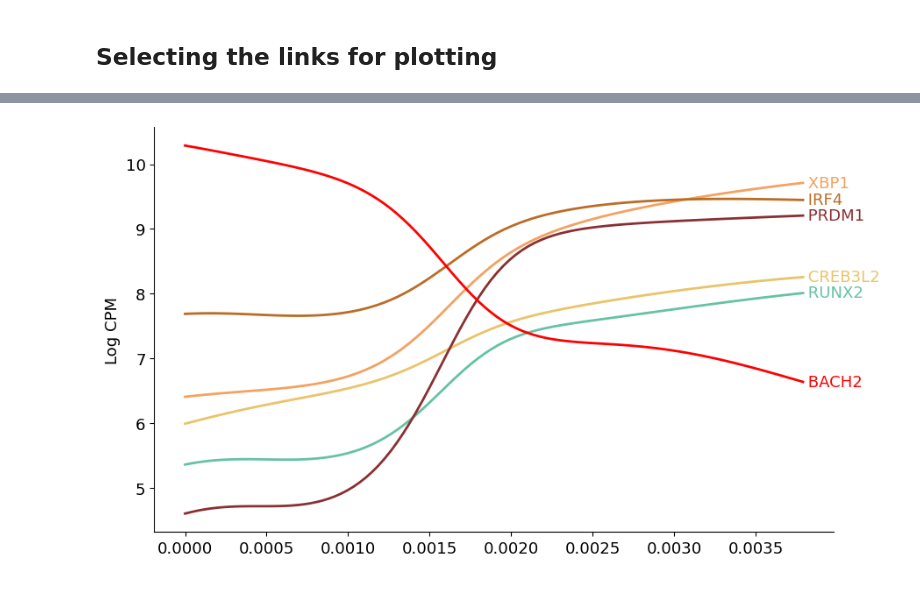
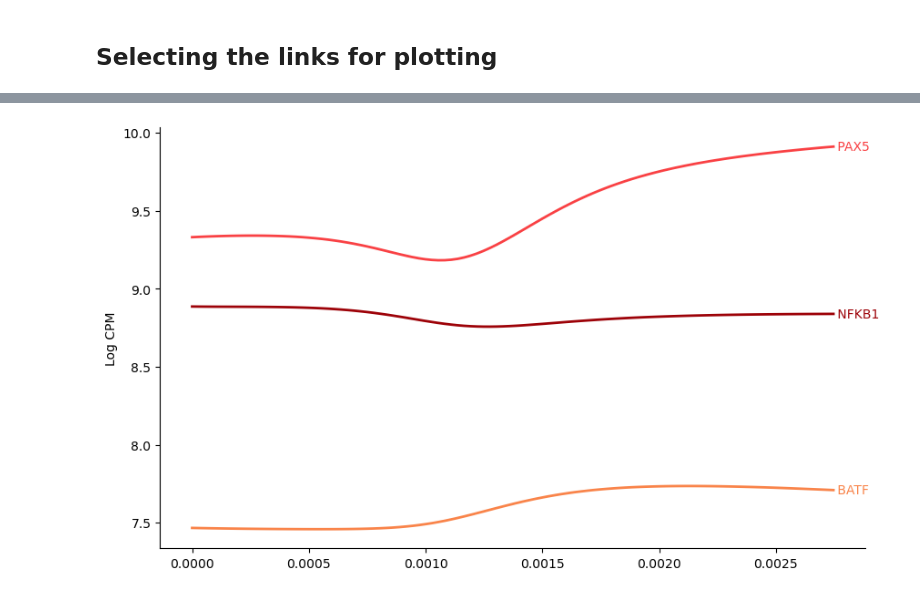
Before and after one commit to sachha-naksha/B_Cell_States, a Jupyter notebook: multiome_dynamic_regulation/py_scripts/analysis/enriched_regulons_analysis.ipynb, the cells around one changed output, grey strips where cells are left out. Cells and saved outputs as stored; diff of their text form; code cells hidden in the pictures.

```diff
--- a/multiome_dynamic_regulation/py_scripts/analysis/enriched_regulons_analysis.ipynb
+++ b/multiome_dynamic_regulation/py_scripts/analysis/enriched_regulons_analysis.ipynb
@@ -129,6 +131,6 @@ lf_beta_dcurve = pd.DataFrame(
 # %% [markdown]
 #### Slice the enriched links from the entire subnetwork (PB/GC)
 # %%
-enriched_betas = lf_beta_dcurve.loc[PB_links_plotting]
+enriched_betas = lf_beta_dcurve.loc[GC_links_plotting]
 print(enriched_betas.shape)
 # %% [output]
@@ -136,7 +138,7 @@ print(enriched_betas.shape)
 # %% [markdown]
 #### Get the expression curves for all the TFs (PB/GC)
 # %%
-lcpm_dcurve, dtime = compute_expression_regulation_curves(dictys_dynamic_object, start=0, stop=2, num=100, dist=0.0005, mode="expression")
+lcpm_dcurve, dtime = compute_expression_regulation_curves(dictys_dynamic_object, start=0, stop=3, num=100, dist=0.0005, mode="expression")
 # %%
 # get the tf_lcpms for the lineage
 tf_list = enriched_betas.index.get_level_values('TF').unique().tolist()
@@ -292,21 +310,26 @@ def plot_force_heatmap_with_clustering(
 # %% [markdown]
 #### Plot the PB/GC links
 # %%
+row_scaling = {
+    ('NFKB1', 'AFF3'): 0.4  # Scale this link to 50% of its original values
+}
+
 force_df_for_cluster, reg_labels, dtime, fig = plot_force_heatmap_with_clustering(
     force_df=lf_forces_dcurve,
     dtime=dtime,
-    regulations=PB_links_plotting,
+    regulations=GC_links_plotting,
     cmap='RdBu_r',
     vmax=None,
-    figsize= (6, 8),
+    figsize= (4.5, 4),
     plot_figure=True,
-    perform_clustering=False
+    perform_clustering=False,
+    row_scaling=row_scaling
 )
-plt.yticks(fontsize=13)
+plt.yticks(fontsize=10)
 plt.tight_layout()
-plt.savefig('/ocean/projects/cis240075p/asachan/datasets/B_Cell/multiome_1st_donor_UPMC_aggr/dictys_outs/actb1_added_v2/output/figures/enriched_links_PB.pdf',
-            bbox_inches='tight',
-            dpi=100,
-            format='pdf')
+# plt.savefig('/ocean/projects/cis240075p/asachan/datasets/B_Cell/multiome_1st_donor_UPMC_aggr/dictys_outs/actb1_added_v2/output/figures/enriched_links_GC.pdf',
+#             bbox_inches='tight',
+#             dpi=100,
+#             format='pdf')
 plt.show()
 # %% [output]
@@ -321,31 +339,33 @@ plt.show()
 # %%
 # Plot expression trajectories
 fig = plt.figure(figsize=(10, 6))
 ax = plt.gca()  # Get current axes
 
 # Remove top and right spines
 ax.spines['top'].set_visible(False)
 ax.spines['right'].set_visible(False)
 
 # Highlight specific genes
-genes_of_interest = ['CREB3L2', 'RUNX2', 'XBP1', 'PRDM1', 'IRF4', 'BACH2']
-colors = ['#e9c46a', '#66c2a5', '#f4a261', '#8a3033', '#bc6c25', '#ff0000']  # Mustard, light teal, peach, dark red, brown, bright red
-# genes_of_interest = ['PAX5', 'RUNX2', 'XBP1', 'PRDM1', 'IRF4', 'AFF3']
-# colors = ['#2e8b57', '#8b2500', '#32cd32', '#ff6347', '#b22222', '#00ced1']
+# genes_of_interest = []
+# colors = ['#e63946', '#f1c453', '#ff0000', '#0077b6', '#48cae4', '#8338ec', '#3a0ca3', '#fb8500','#000000']
+genes_1 = ['PAX5', 'NFKB1', 'BATF']
+colors_1 = ['#f94144', '#9d0208', '#f9844a']
+genes_2 = ['IRF4', 'CREB3L2', 'PRDM1']
+colors_2 = ['#0077b6','#8338ec', '#03045e']
 
-for gene, color in zip(genes_of_interest, colors):
+for gene, color in zip(genes_1, colors_1):
     if gene in lcpm_dcurve.index:
         line = plt.plot(dtime, lcpm_dcurve.loc[gene], linewidth=2, color=color)
         # Add label at the end of the line
         plt.text(dtime.iloc[-1], lcpm_dcurve.loc[gene].iloc[-1], f' {gene}',
                 color=color,
                 verticalalignment='center')
 
 plt.ylabel('Log CPM')
-# plt.savefig('/ocean/projects/cis240075p/asachan/datasets/B_Cell/multiome_1st_donor_UPMC_aggr/dictys_outs/actb1_added_v2/output/figures/TF_TF_expression_PB.pdf',
-#             bbox_inches='tight',
-#             dpi=100,
-#             format='pdf')
+plt.savefig('/ocean/projects/cis240075p/asachan/datasets/B_Cell/multiome_1st_donor_UPMC_aggr/dictys_outs/actb1_added_v2/output/figures/TF_expression_GC_up.pdf',
+            bbox_inches='tight',
+            dpi=100,
+            format='pdf')
 plt.show()
 # %% [output]
-[figure, old version]
+[figure, new version]
```
Also changed, not shown: parts of 9 cells of this notebook.
